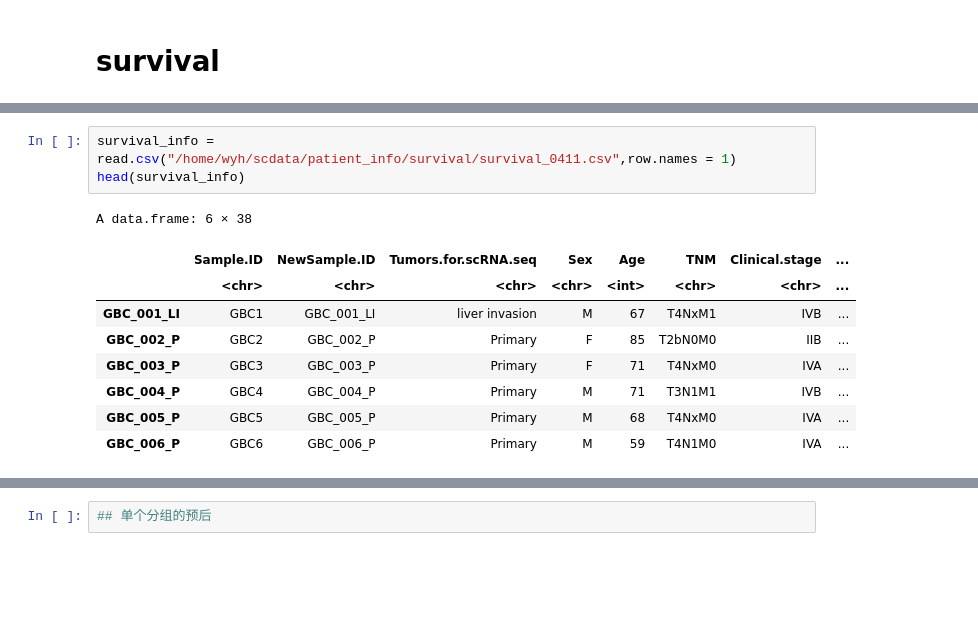
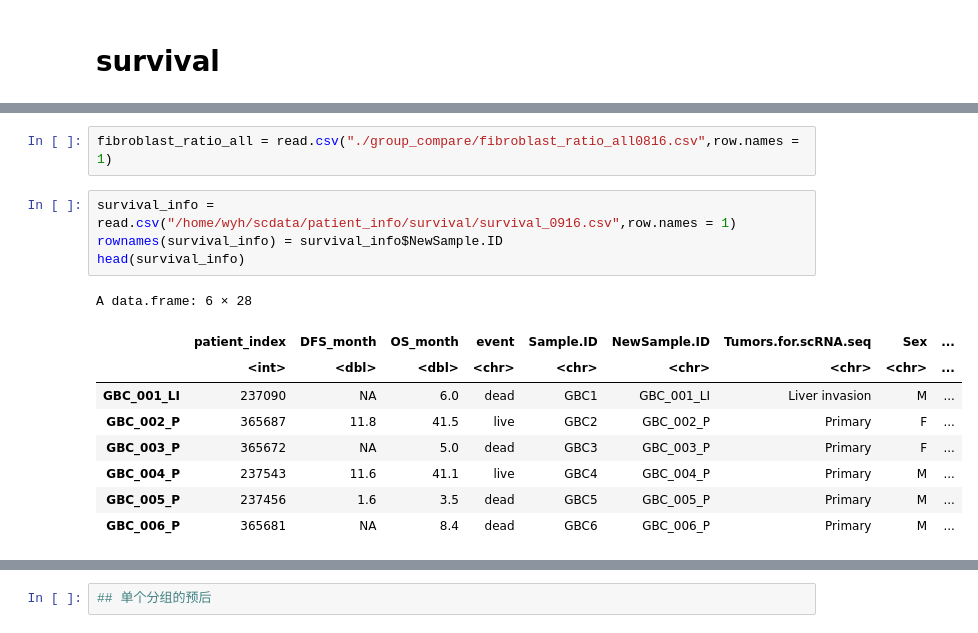
Before and after one commit to JulieBaker1/GBC_analysis, a Jupyter notebook: 4. figure_stromal/Fibroblast.ipynb, the cells around one changed output, grey strips where cells are left out. Cells and saved outputs as stored; diff of their text form; blank space fills up the shorter version.

```diff
--- a/4. figure_stromal/Fibroblast.ipynb
+++ b/4. figure_stromal/Fibroblast.ipynb
@@ -1557,16 +1184,19 @@ library(survival)
-# %%
-survival_info = read.csv("/home/wyh/scdata/patient_info/survival/survival_0411.csv",row.names = 1)
-head(survival_info)
-# %% [output]
-A data.frame: 6 × 38
-|  | Sample.ID | NewSample.ID | Tumors.for.scRNA.seq | Sex | Age | TNM | Clinical.stage | ... |
-|  | <chr> | <chr> | <chr> | <chr> | <int> | <chr> | <chr> | ... |
-| GBC_001_LI | GBC1 | GBC_001_LI | liver invasion | M | 67 | T4NxM1 | IVB | ... |
-| GBC_002_P | GBC2 | GBC_002_P | Primary | F | 85 | T2bN0M0 | IIB | ... |
-| GBC_003_P | GBC3 | GBC_003_P | Primary | F | 71 | T4NxM0 | IVA | ... |
-| GBC_004_P | GBC4 | GBC_004_P | Primary | M | 71 | T3N1M1 | IVB | ... |
-| GBC_005_P | GBC5 | GBC_005_P | Primary | M | 68 | T4NxM0 | IVA | ... |
-| GBC_006_P | GBC6 | GBC_006_P | Primary | M | 59 | T4N1M0 | IVA | ... |
+# %%
+fibroblast_ratio_all = read.csv("./group_compare/fibroblast_ratio_all0816.csv",row.names = 1)
+# %%
+survival_info = read.csv("/home/wyh/scdata/patient_info/survival/survival_0916.csv",row.names = 1)
+rownames(survival_info) = survival_info$NewSample.ID
+head(survival_info)
+# %% [output]
+A data.frame: 6 × 28
+|  | patient_index | DFS_month | OS_month | event | Sample.ID | NewSample.ID | Tumors.for.scRNA.seq | Sex | ... |
+|  | <int> | <dbl> | <dbl> | <chr> | <chr> | <chr> | <chr> | <chr> | ... |
+| GBC_001_LI | 237090 | NA | 6.0 | dead | GBC1 | GBC_001_LI | Liver invasion | M | ... |
+| GBC_002_P | 365687 | 11.8 | 41.5 | live | GBC2 | GBC_002_P | Primary | F | ... |
+| GBC_003_P | 365672 | NA | 5.0 | dead | GBC3 | GBC_003_P | Primary | F | ... |
+| GBC_004_P | 237543 | 11.6 | 41.1 | live | GBC4 | GBC_004_P | Primary | M | ... |
+| GBC_005_P | 237456 | 1.6 | 3.5 | dead | GBC5 | GBC_005_P | Primary | M | ... |
+| GBC_006_P | 365681 | NA | 8.4 | dead | GBC6 | GBC_006_P | Primary | M | ... |
 # %%
 #
 fibroblast_ratio = fibroblast_ratio_all
```
Also changed, not shown: parts of 71 cells of this notebook, 23 other files.
